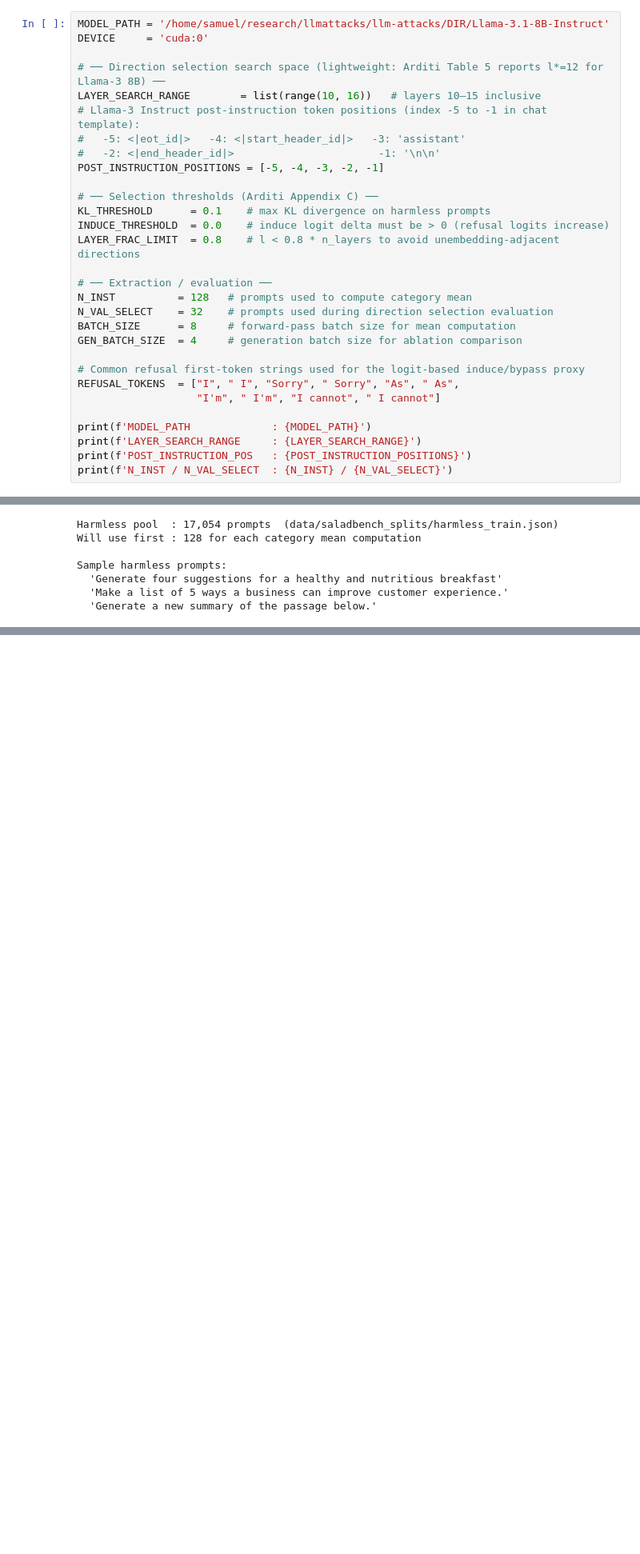
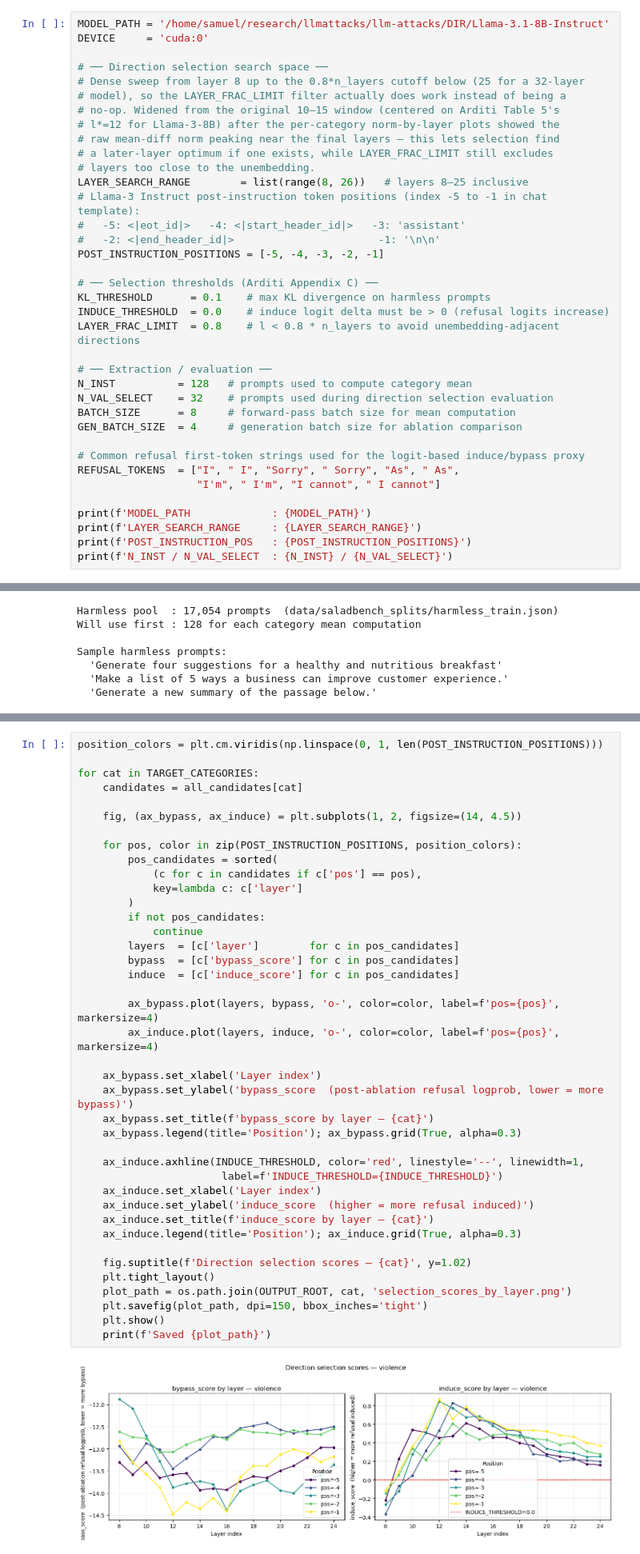
Before and after one commit to sbamit/Geometric-Auditing-Framework, a Jupyter notebook: phase1/01c_dim_per_category_notebook.ipynb, the cells around one changed output, grey strips where cells are left out. Shown at 80% size. Saved outputs shown, nothing was run; the diff lists cells and outputs as text; blank space fills up the shorter version.

```diff
--- a/phase1/01c_dim_per_category_notebook.ipynb
+++ b/phase1/01c_dim_per_category_notebook.ipynb
@@ -76,8 +76,15 @@ Output directories:
 MODEL_PATH = '/home/samuel/research/llmattacks/llm-attacks/DIR/Llama-3.1-8B-Instruct'
 DEVICE     = 'cuda:0'
 
-# ── Direction selection search space (lightweight: Arditi Table 5 reports l*=12 for Llama-3 8B) ──
-LAYER_SEARCH_RANGE        = list(range(10, 16))   # layers 10–15 inclusive
+# ── Direction selection search space ──
+# Dense sweep from layer 8 up to the 0.8*n_layers cutoff below (25 for a 32-layer
+# model), so the LAYER_FRAC_LIMIT filter actually does work instead of being a
+# no-op. Widened from the original 10–15 window (centered on Arditi Table 5's
+# l*=12 for Llama-3-8B) after the per-category norm-by-layer plots showed the
+# raw mean-diff norm peaking near the final layers — this lets selection find
+# a later-layer optimum if one exists, while LAYER_FRAC_LIMIT still excludes
+# layers too close to the unembedding.
+LAYER_SEARCH_RANGE        = list(range(8, 26))   # layers 8–25 inclusive
 # Llama-3 Instruct post-instruction token positions (index -5 to -1 in chat template):
 #   -5: <|eot_id|>   -4: <|start_header_id|>   -3: 'assistant'
 #   -2: <|end_header_id|>                       -1: '\n\n'
@@ -630,0 +691,42 @@ All three category DIM directions computed.
+# %%
+position_colors = plt.cm.viridis(np.linspace(0, 1, len(POST_INSTRUCTION_POSITIONS)))
+
+for cat in TARGET_CATEGORIES:
+    candidates = all_candidates[cat]
+
+    fig, (ax_bypass, ax_induce) = plt.subplots(1, 2, figsize=(14, 4.5))
+
+    for pos, color in zip(POST_INSTRUCTION_POSITIONS, position_colors):
+        pos_candidates = sorted(
+            (c for c in candidates if c['pos'] == pos),
+            key=lambda c: c['layer']
+        )
+        if not pos_candidates:
+            continue
+        layers  = [c['layer']        for c in pos_candidates]
+        bypass  = [c['bypass_score'] for c in pos_candidates]
+        induce  = [c['induce_score'] for c in pos_candidates]
+
+        ax_bypass.plot(layers, bypass, 'o-', color=color, label=f'pos={pos}', markersize=4)
+        ax_induce.plot(layers, induce, 'o-', color=color, label=f'pos={pos}', markersize=4)
+
+    ax_bypass.set_xlabel('Layer index')
+    ax_bypass.set_ylabel('bypass_score  (post-ablation refusal logprob, lower = more bypass)')
+    ax_bypass.set_title(f'bypass_score by layer — {cat}')
+    ax_bypass.legend(title='Position'); ax_bypass.grid(True, alpha=0.3)
+
+    ax_induce.axhline(INDUCE_THRESHOLD, color='red', linestyle='--', linewidth=1,
+                       label=f'INDUCE_THRESHOLD={INDUCE_THRESHOLD}')
+    ax_induce.set_xlabel('Layer index')
+    ax_induce.set_ylabel('induce_score  (higher = more refusal induced)')
+    ax_induce.set_title(f'induce_score by layer — {cat}')
+    ax_induce.legend(title='Position'); ax_induce.grid(True, alpha=0.3)
+
+    fig.suptitle(f'Direction selection scores — {cat}', y=1.02)
+    plt.tight_layout()
+    plot_path = os.path.join(OUTPUT_ROOT, cat, 'selection_scores_by_layer.png')
+    plt.savefig(plot_path, dpi=150, bbox_inches='tight')
+    plt.show()
+    print(f'Saved {plot_path}')
+# %% [output]
+[figure, added]
```
Also changed, not shown: parts of 11 cells of this notebook, 1 other file.
